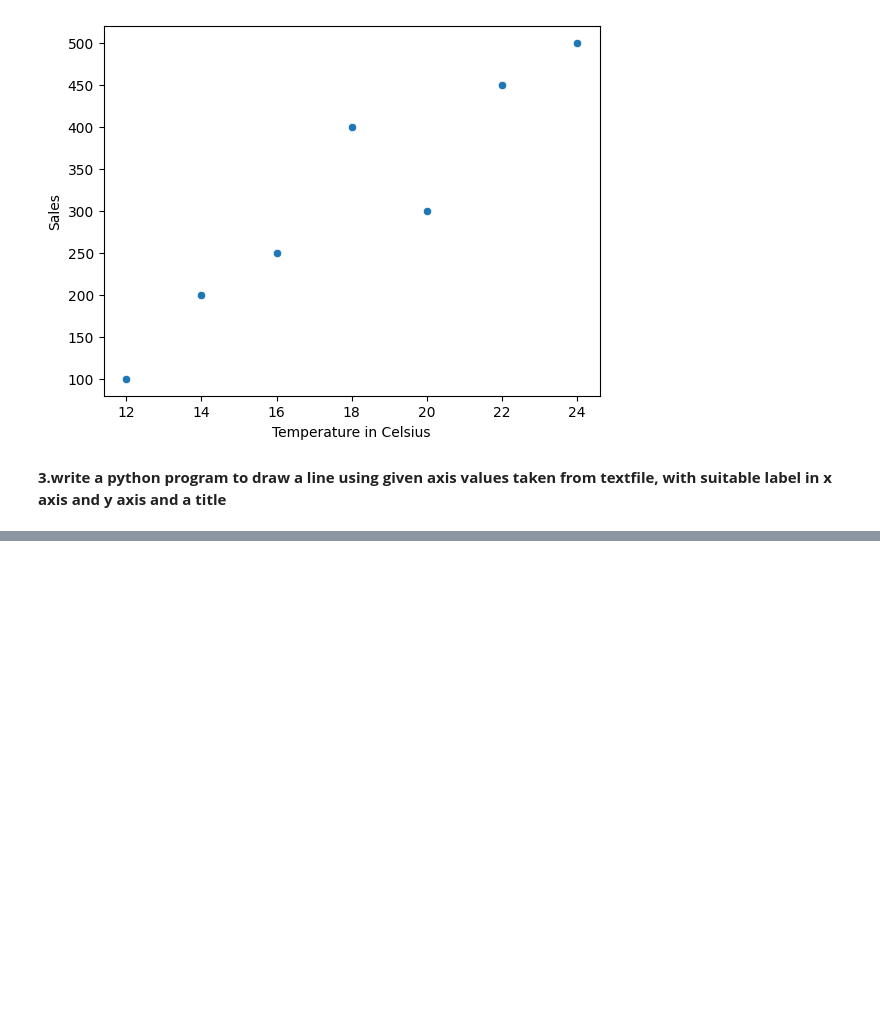
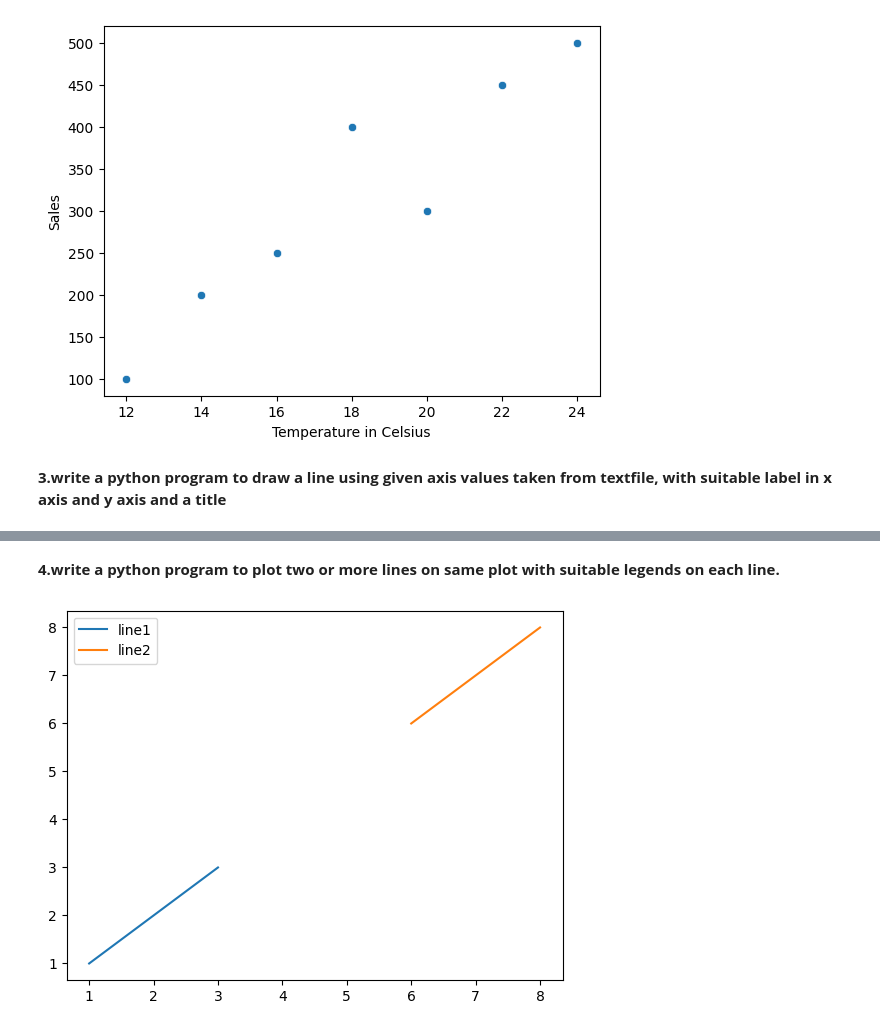
Before and after one commit to bhavanatheruvath/DSLAB, a Jupyter notebook: exp3.ipynb, the cells around one changed output, grey strips where cells are left out. Cells and saved outputs as stored; diff of their text form; code cells hidden in the pictures; blank space fills up the shorter version.

```diff
--- a/exp3.ipynb
+++ b/exp3.ipynb
@@ -38,0 +43,13 @@ NameError: name 'pandas' is not defined
+# %% [markdown]
+**4.write a python program to plot two or more lines on same plot with suitable legends on each line.**
+# %%
+x1=[1,2,3]
+y1=[1,2,3]
+x2=[6,7,8]
+y2=[6,7,8]
+py.plot(x1,y1,label="line1")
+py.plot(x2,y2,label="line2")
+py.legend()
+py.show()
+# %% [output]
+[figure, added]
```
Also changed, not shown: parts of 18 cells of this notebook, 4 other files.
